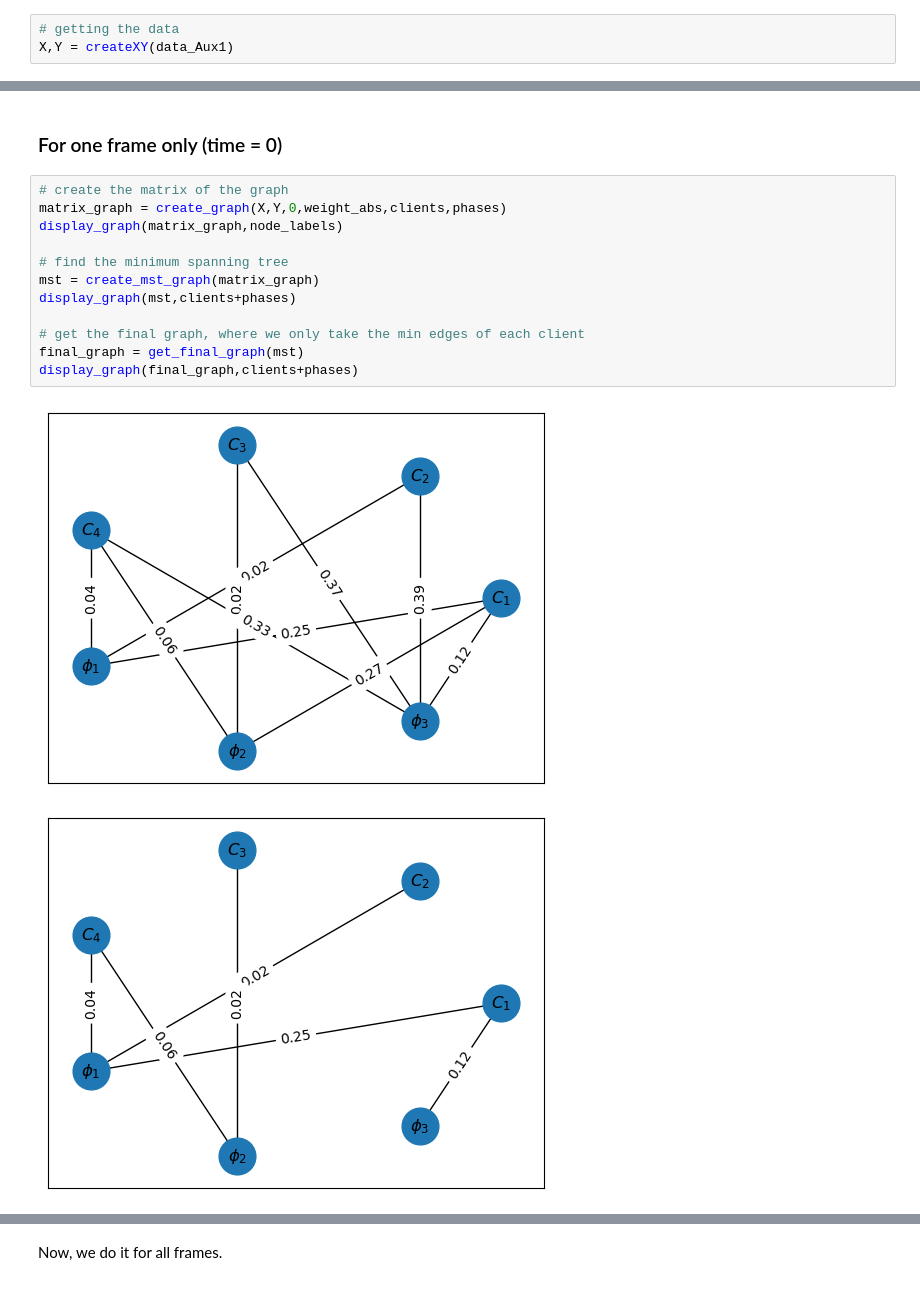
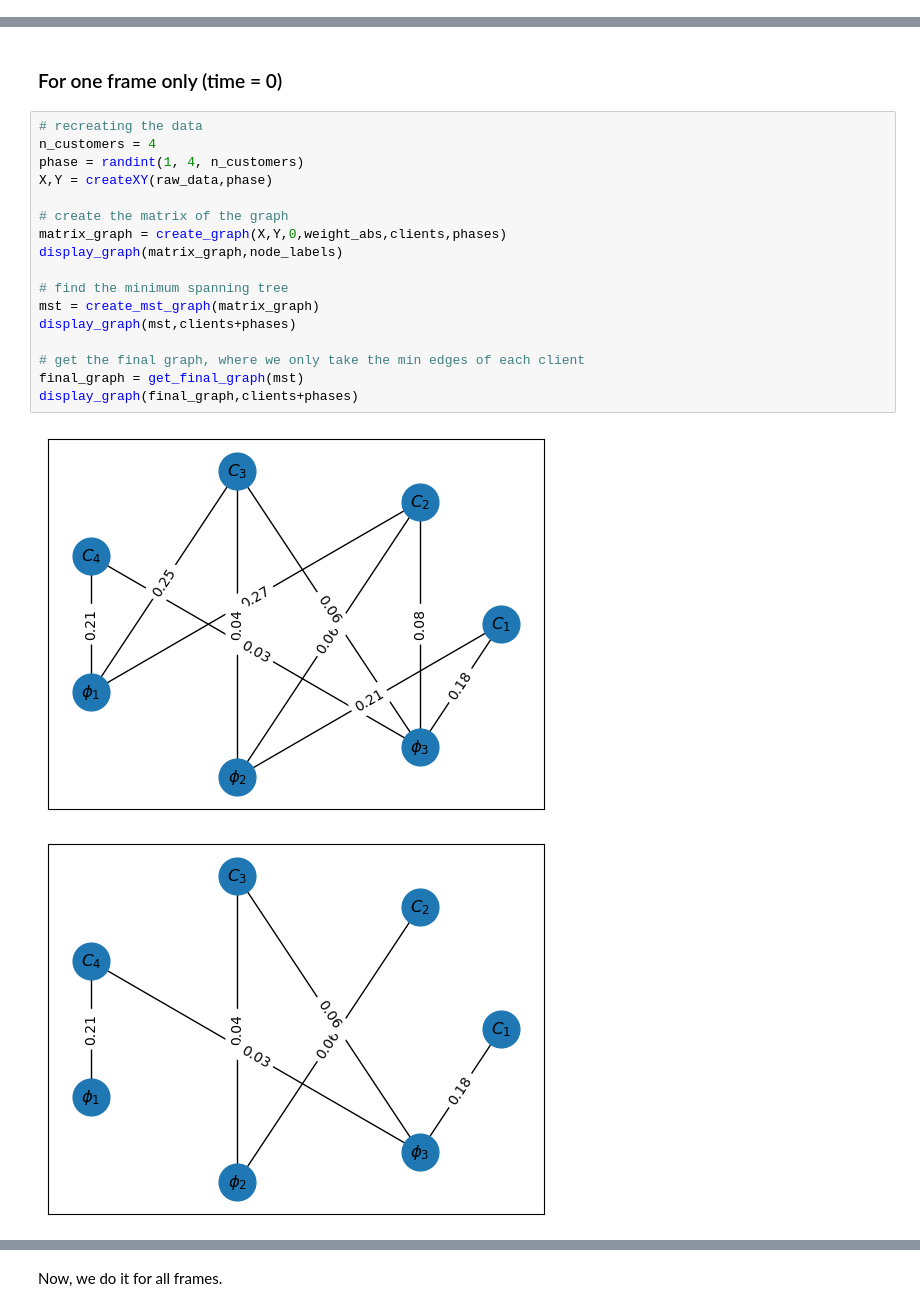
Before and after one commit to leobt23/ADRI, a Jupyter notebook: Projets_final/final1/Class1_FINAL.ipynb, the cells around one changed output, grey strips where cells are left out. Cells and saved outputs as stored; diff of their text form.

```diff
--- a/Projets_final/final1/Class1_FINAL.ipynb
+++ b/Projets_final/final1/Class1_FINAL.ipynb
@@ -631,6 +632,3 @@ display_graph(Tcsr.toarray(),node_names)
 [figure]
 # %% [markdown]
 ### Defining functions for weigths, creating graphs, mst, final_graph, phase id.
-# %%
-# getting the data
-X,Y = createXY(data_Aux1)
@@ -714,17 +780,22 @@ def matrix_form(matrix):
 # %% [markdown]
 ### For one frame only (time = 0)
 # %%
+# recreating the data
+n_customers = 4
+phase = randint(1, 4, n_customers)
+X,Y = createXY(raw_data,phase)
+
 # create the matrix of the graph
 matrix_graph = create_graph(X,Y,0,weight_abs,clients,phases)
 display_graph(matrix_graph,node_labels)
 
 # find the minimum spanning tree
 mst = create_mst_graph(matrix_graph)
 display_graph(mst,clients+phases)
 
 # get the final graph, where we only take the min edges of each client
 final_graph = get_final_graph(mst)
 display_graph(final_graph,clients+phases)
 # %% [output]
-[figure, old version]
+[figure, new version]
-[figure, old version]
+[figure, new version]
```
Also changed, not shown: parts of 11 cells of this notebook, 1 other file.
